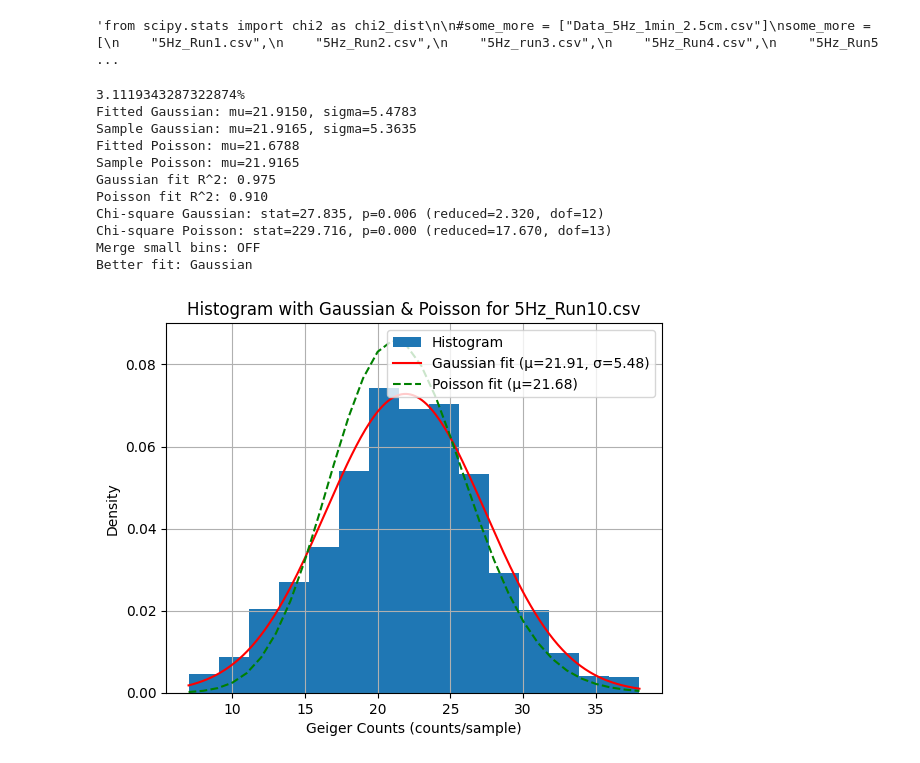
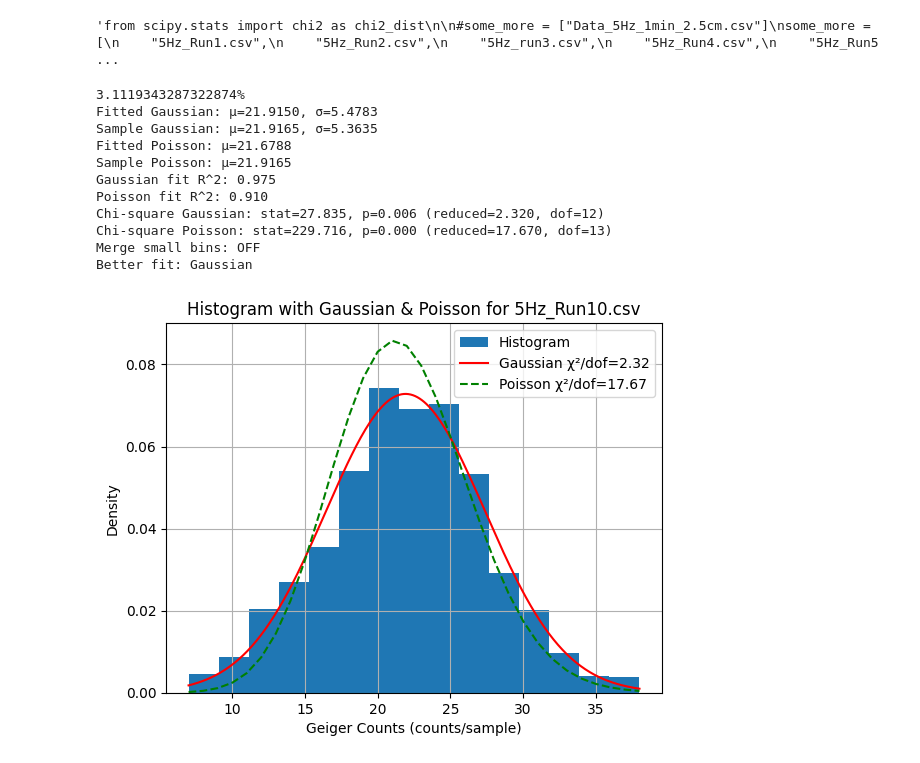
Before and after one commit to roznik20/geiger-lab, a Jupyter notebook: main.ipynb, the cells around one changed output. Saved outputs shown, nothing was run; the diff lists cells and outputs as text; code cells hidden in the pictures.

```diff
--- a/main.ipynb
+++ b/main.ipynb
@@ -764,11 +764,10 @@ for i in range(1):
     # Gaussian plot using FITTED parameters
     x_smooth = np.linspace(x_min, x_max, 200)
     gauss_y_smooth = np.array([gausian(val, mu_fit, sig_fit) for val in x_smooth])
-    plt.plot(x_smooth, gauss_y_smooth, 'r-', label=f"Gaussian fit (μ={mu_fit:.2f}, σ={sig_fit:.2f})")
+
 
     # Poisson plot using FITTED parameter
     pois_y = np.array([poisson_safe(val, mu_pois_fit) for val in x])
-    plt.plot(x, pois_y, 'g--', label=f"Poisson fit (μ={mu_pois_fit:.2f})")
 
     # Expected counts for each histogram bin using FITTED parameters
     exp_gauss_hist = np.zeros(len(bin_edges) - 1)
@@ -828,35 +827,37 @@ for i in range(1):
     ddof_g = 2
     ddof_p = 1
 
     chi_gaussian = chisquare(obs_g, f_exp=exp_g, ddof=ddof_g)
     chi_poisson = chisquare(obs_p, f_exp=exp_p, ddof=ddof_p)
 
     # Also compute reduced chi-square
     dof_g = k_g - 1 - ddof_g
     dof_p = k_p - 1 - ddof_p
     red_chi_g = chi_gaussian.statistic / dof_g if dof_g > 0 else float('inf')
     red_chi_p = chi_poisson.statistic / dof_p if dof_p > 0 else float('inf')
 
     print(f"Chi-square Gaussian: stat={chi_gaussian.statistic:.3f}, p={chi_gaussian.pvalue:.3f} (reduced={red_chi_g:.3f}, dof={dof_g})")
     print(f"Chi-square Poisson: stat={chi_poisson.statistic:.3f}, p={chi_poisson.pvalue:.3f} (reduced={red_chi_p:.3f}, dof={dof_p})")
     print(f"Merge small bins: {'ON' if merge_small else 'OFF'}")
     print("Better fit:", "Poisson" if chi_poisson.statistic < chi_gaussian.statistic else "Gaussian")
 
+    plt.plot(x_smooth, gauss_y_smooth, 'r-', label=f"Gaussian χ²/dof={red_chi_g:.2f}")
+    plt.plot(x, pois_y, 'g--', label=f"Poisson χ²/dof={red_chi_p:.2f}")
     plt.title(f"Histogram with Gaussian & Poisson for {filename}")
     plt.xlabel("Geiger Counts (counts/sample)")
     plt.ylabel("Density")
     plt.legend()
     plt.grid()
 # %% [output]
 3.1119343287322874%
-Fitted Gaussian: mu=21.9150, sigma=5.4783
-Sample Gaussian: mu=21.9165, sigma=5.3635
-Fitted Poisson: mu=21.6788
-Sample Poisson: mu=21.9165
+Fitted Gaussian: μ=21.9150, σ=5.4783
+Sample Gaussian: μ=21.9165, σ=5.3635
+Fitted Poisson: μ=21.6788
+Sample Poisson: μ=21.9165
 Gaussian fit R^2: 0.975
 Poisson fit R^2: 0.910
 Chi-square Gaussian: stat=27.835, p=0.006 (reduced=2.320, dof=12)
 Chi-square Poisson: stat=229.716, p=0.000 (reduced=17.670, dof=13)
 Merge small bins: OFF
 Better fit: Gaussian
-[figure, old version]
+[figure, new version]
```
Also changed, not shown: parts of 4 cells of this notebook, 11 other files.
